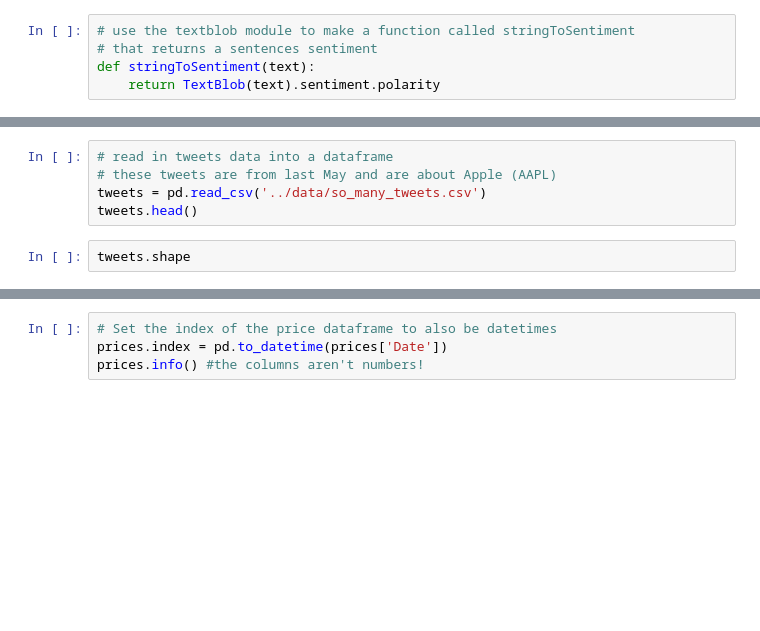
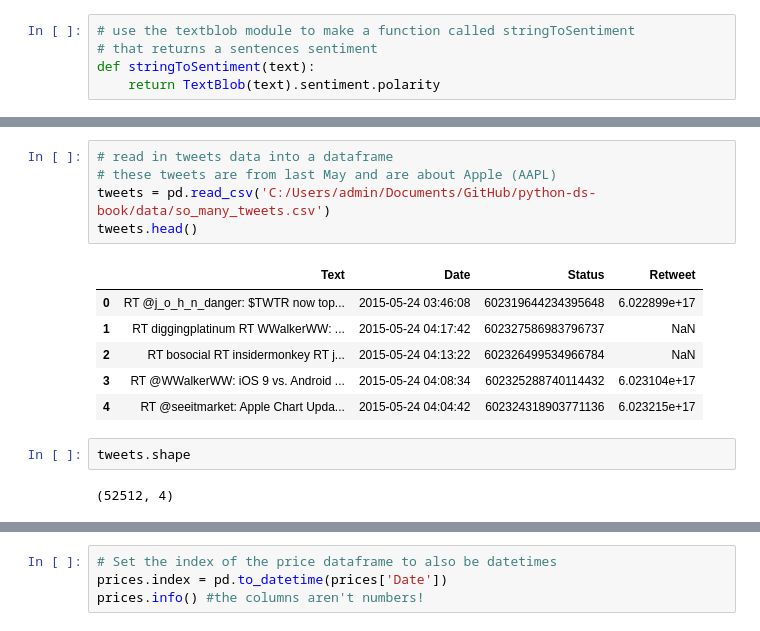
Before and after one commit to Forrest219/principles_of_data_science_chinese, a Jupyter notebook: ch13_case1_predicting_stock_prices.ipynb, the cells around one changed output, grey strips where cells are left out. Cells and saved outputs as stored; diff of their text form; blank space fills up the shorter version.

```diff
--- a/ch13_case1_predicting_stock_prices.ipynb
+++ b/ch13_case1_predicting_stock_prices.ipynb
@@ -18,10 +26,19 @@ stringToSentiment('i see you')
 # %%
 # read in tweets data into a dataframe
 # these tweets are from last May and are about Apple (AAPL)
-tweets = pd.read_csv('../data/so_many_tweets.csv')
+tweets = pd.read_csv('C:/Users/admin/Documents/GitHub/python-ds-book/data/so_many_tweets.csv')
 tweets.head()
+# %% [output]
+|  | Text | Date | Status | Retweet |
+| 0 | RT @j_o_h_n_danger: $TWTR now top... | 2015-05-24 03:46:08 | 602319644234395648 | 6.022899e+17 |
+| 1 | RT diggingplatinum RT WWalkerWW: ... | 2015-05-24 04:17:42 | 602327586983796737 | NaN |
+| 2 | RT bosocial RT insidermonkey RT j... | 2015-05-24 04:13:22 | 602326499534966784 | NaN |
+| 3 | RT @WWalkerWW: iOS 9 vs. Android ... | 2015-05-24 04:08:34 | 602325288740114432 | 6.023104e+17 |
+| 4 | RT @seeitmarket: Apple Chart Upda... | 2015-05-24 04:04:42 | 602324318903771136 | 6.023215e+17 |
 # %%
 tweets.shape
+# %% [output]
+(52512, 4)
 # %%
 # create a new column in tweets called sentiment that maps
 # stringToSentiment to the text column
```
Also changed, not shown: parts of 14 cells of this notebook, 3 other files.
